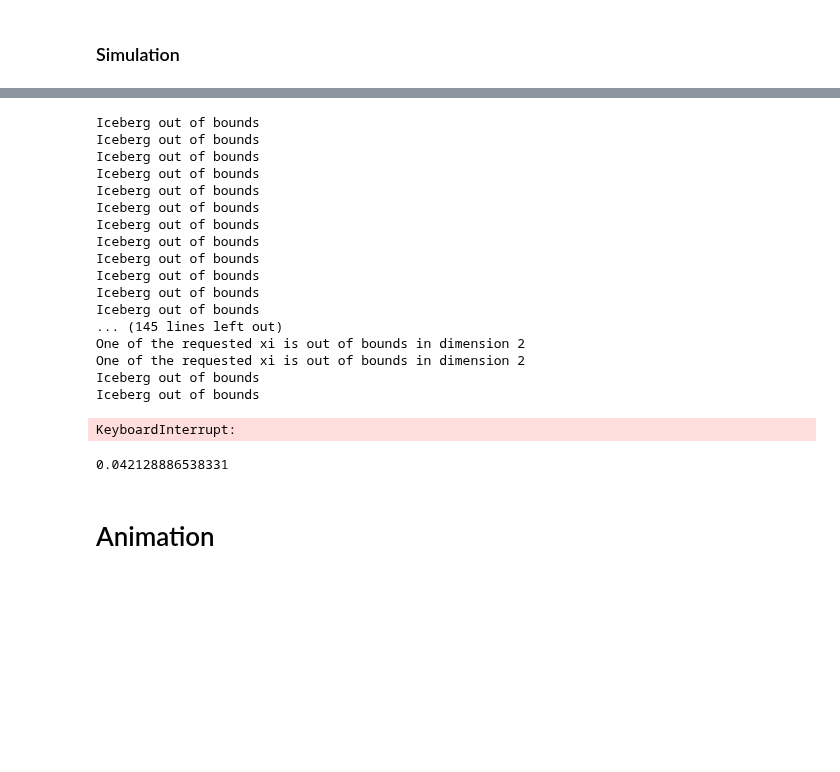
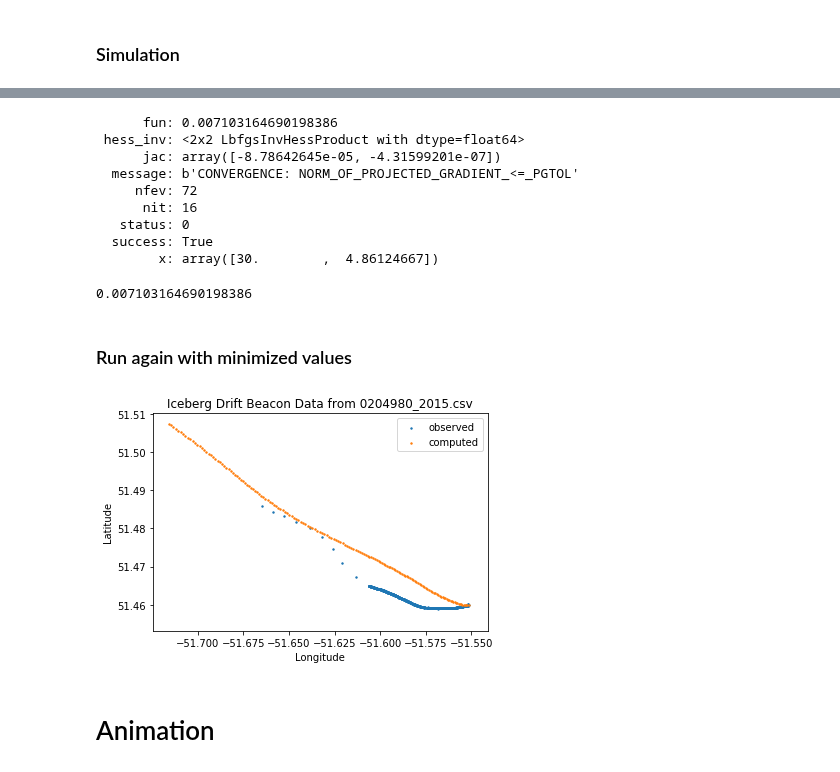
Before and after one commit to evankielley/IceDEF, a Jupyter notebook: notebooks/drift_simulator.ipynb, the cells around one changed output, grey strips where cells are left out. Saved outputs shown, nothing was run; the diff lists cells and outputs as text; code cells hidden in the pictures; blank space fills up the shorter version.

Commit message:
ran sim with minimized values for drag coeffs after 6 hours -- the berg overshot greatly

```diff
--- a/notebooks/drift_simulator.ipynb
+++ b/notebooks/drift_simulator.ipynb
@@ -140,7 +113,6 @@ def drift_wrapper(Cd, sim, ref_berg, dt, nt):
 
     sim.rk2(dt, nt)
 
-    sim_t0 = sim.history['t'][0]
     sim_x = sim.history['x'].tolist()[-1]
     sim_y = sim.history['y'].tolist()[-1]
     sim_t = sim.history['t'].tolist()[-1]
@@ -151,27 +123,21 @@ def drift_wrapper(Cd, sim, ref_berg, dt, nt):
 
     return mse
 # %%
-minimize(drift_wrapper, x0=(10, 1), bounds=((0, 100), (0, 100)), args=(sim, ref_berg, dt, nt))
+min_results = minimize(drift_wrapper, x0=(1, 1), bounds=((0, 30), (0, 30)), args=(sim, ref_berg, dt, nt))
+min_results
 # %% [output]
-Iceberg out of bounds
-Iceberg out of bounds
-Iceberg out of bounds
-Iceberg out of bounds
-Iceberg out of bounds
-Iceberg out of bounds
-Iceberg out of bounds
-Iceberg out of bounds
-Iceberg out of bounds
-Iceberg out of bounds
-Iceberg out of bounds
-Iceberg out of bounds
-... (145 lines left out)
-One of the requested xi is out of bounds in dimension 2
-One of the requested xi is out of bounds in dimension 2
-Iceberg out of bounds
-Iceberg out of bounds
+      fun: 0.007103164690198386
+ hess_inv: <2x2 LbfgsInvHessProduct with dtype=float64>
+      jac: array([-8.78642645e-05, -4.31599201e-07])
+  message: b'CONVERGENCE: NORM_OF_PROJECTED_GRADIENT_<=_PGTOL'
+     nfev: 72
+      nit: 16
+   status: 0
+  success: True
+        x: array([30.        ,  4.86124667])
-KeyboardInterrupt:
 # %%
-drift_wrapper([10., 4.10745372], sim, ref_berg, dt, nt)
+drift_wrapper(min_results.x, sim, ref_berg, dt, nt)
 # %% [output]
-0.042128886538331
+0.007103164690198386
+# %% [markdown]
+### Run again with minimized values
@@ -178,3 +176,31 @@ drift_wrapper([10., 4.10745372], sim, ref_berg, dt, nt)
+# %%
+ocean_data = metocean.ECMWFOcean(ref_berg.history['T'][0], ref_berg.history['T'][-1])
+atm_data = metocean.NARRAtm(ref_berg.history['T'][0], ref_berg.history['T'][-1])
+# %%
+dt = 0.1*3600
+t0 = ref_berg.history['T'][0]
+tf = ref_berg.history['T'][-1]
+tdelta = tf - t0
+tdelta_secs = tdelta.days*24*3600 + tdelta.seconds
+nt = int(tdelta_secs//dt)
+# %%
+berg = iceberg.clone_iceberg_state(ref_berg)
+sim = drift_simulation.DriftSimulation(berg, ocean_data, atm_data, drift)
+sim.berg.Cda, sim.berg.Cdw = min_results.x
+
+sim.rk2(dt, nt)
+
+# Plot
+
+plt.scatter(ref_berg.history['X'], ref_berg.history['Y'], s=2, label='observed')
+plt.scatter(sim.history['x'], sim.history['y'], s=2, label='computed')
+plt.title('Iceberg Drift Beacon Data from 0204980_2015.csv')
+plt.xlabel('Longitude')
+plt.ylabel('Latitude')
+plt.legend()
+plt.show()
+# %% [output]
+[figure, added]
 # %% [markdown]
 # Animation
 # %% [markdown]
```
Also changed, not shown: parts of 8 cells of this notebook.
